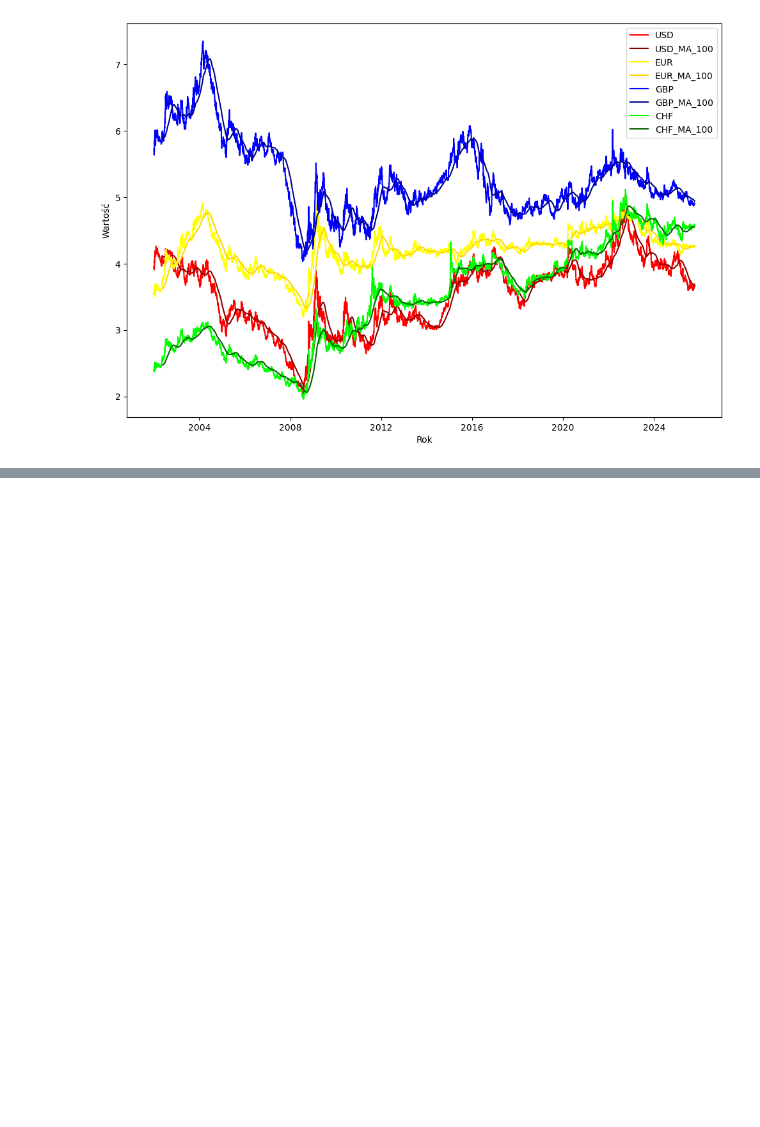
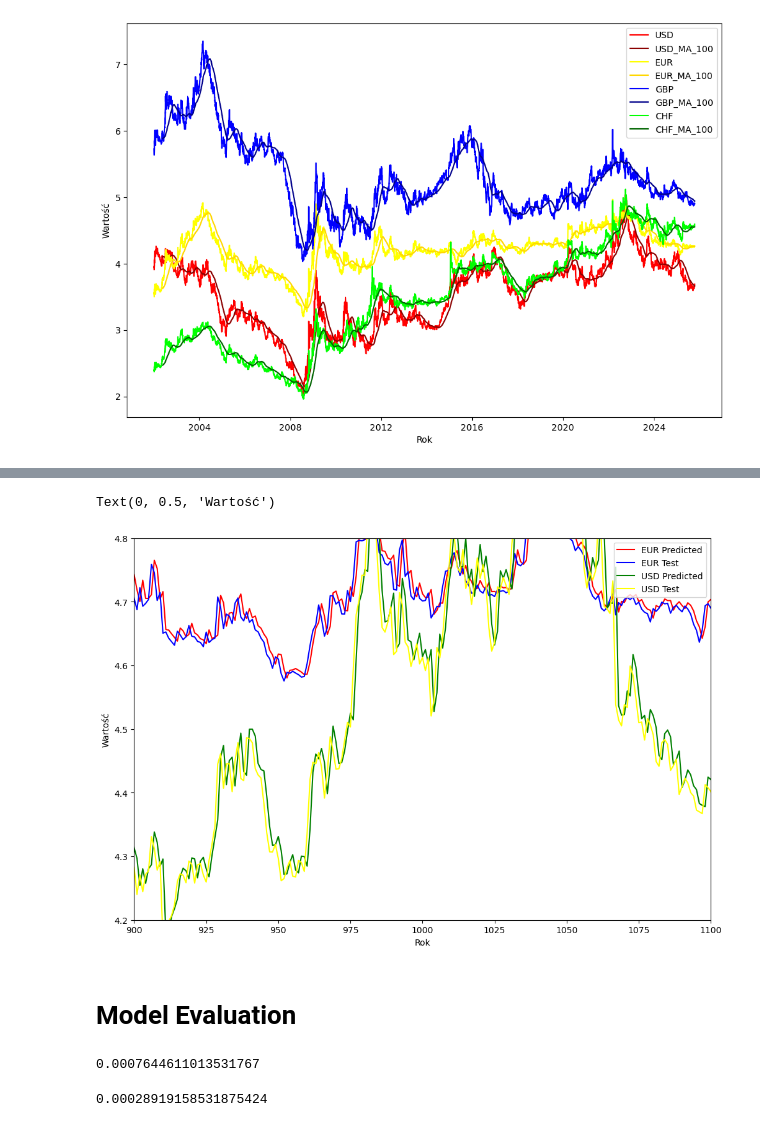
Before and after one commit to karol-jedrzejak/currency-monitor-app, a Jupyter notebook: resources/PredictCurrency.ipynb, the cells around one changed output, grey strips where cells are left out. Cells and saved outputs as stored; diff of their text form; code cells hidden in the pictures; blank space fills up the shorter version.

```diff
--- a/resources/PredictCurrency.ipynb
+++ b/resources/PredictCurrency.ipynb
@@ -237,0 +698,4 @@ plt.ylabel("Wartość")
+# %%
+eur_data_training.tail(100)
+eur_past_100_days = eur_data_training.tail(100)
+eur_past_100_days
@@ -237,0 +716,29 @@ plt.ylabel("Wartość")
+# %%
+eur_final = pd.concat([eur_past_100_days,eur_data_testing],ignore_index=True)
+# %%
+eur_input_data = scaler.fit_transform(eur_final)
+
+eur_test_x = []
+eur_test_y = []
+for i in range (100,eur_input_data.shape[0]):
+    eur_test_x.append(eur_input_data[i-100:i])
+    eur_test_y.append(eur_input_data[i,0])
+eur_test_x,eur_test_y = np.array(eur_test_x),np.array(eur_test_y)
+
+eur_y_predicted = model_eur.predict(eur_test_x)
+
+eur_y_predicted = scaler.inverse_transform(eur_y_predicted.reshape(-1,1)).flatten()
+eur_test_y = scaler.inverse_transform(eur_test_y.reshape(-1,1)).flatten()
+
+
+plt.figure(figsize=(12,8))
+plt.plot(eur_y_predicted,'red',label='EUR Predicted');
+plt.plot(eur_test_y,'blue',label='EUR Test');
+plt.plot(usd_y_predicted,'green',label='USD Predicted');
+plt.plot(test_usd_y,'yellow',label='USD Test');
+plt.legend(loc='upper right')
+plt.xlim(900,1100)
+plt.ylim(4.2,4.8)
+plt.xlabel("Rok")
+plt.ylabel("Wartość")
+# %% [output]
@@ -237,0 +746,4 @@ plt.ylabel("Wartość")
+Text(0, 0.5, 'Wartość')
+[figure, added]
+# %% [markdown]
+# Model Evaluation
@@ -237,0 +754,8 @@ plt.ylabel("Wartość")
+# %%
+usd_mse
+# %% [output]
+0.0007644611013531767
+# %%
+eur_mse
+# %% [output]
+0.00028919158531875424
```
Also changed, not shown: parts of 53 cells of this notebook, 16 other files.
